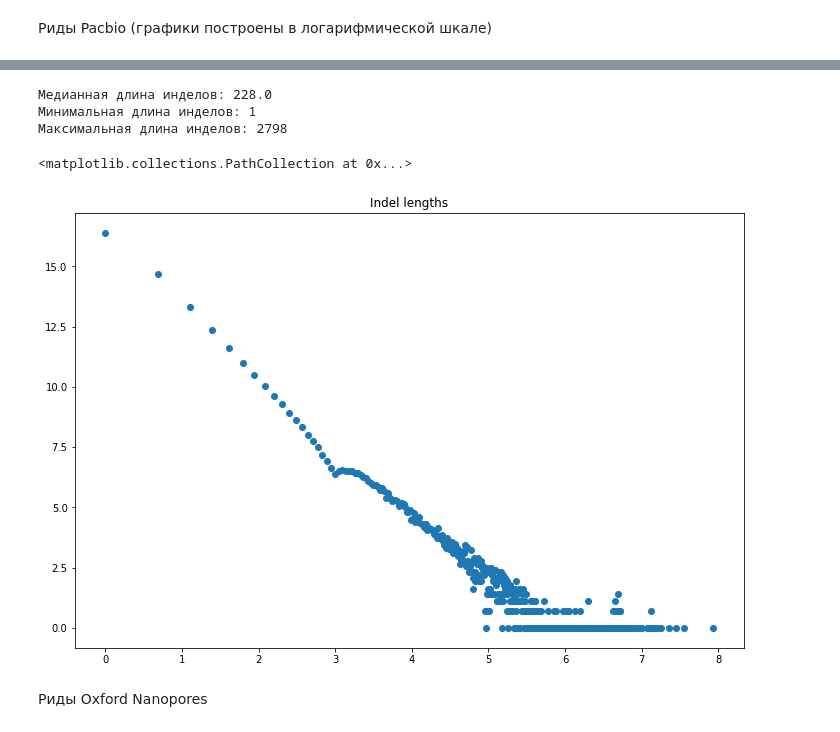
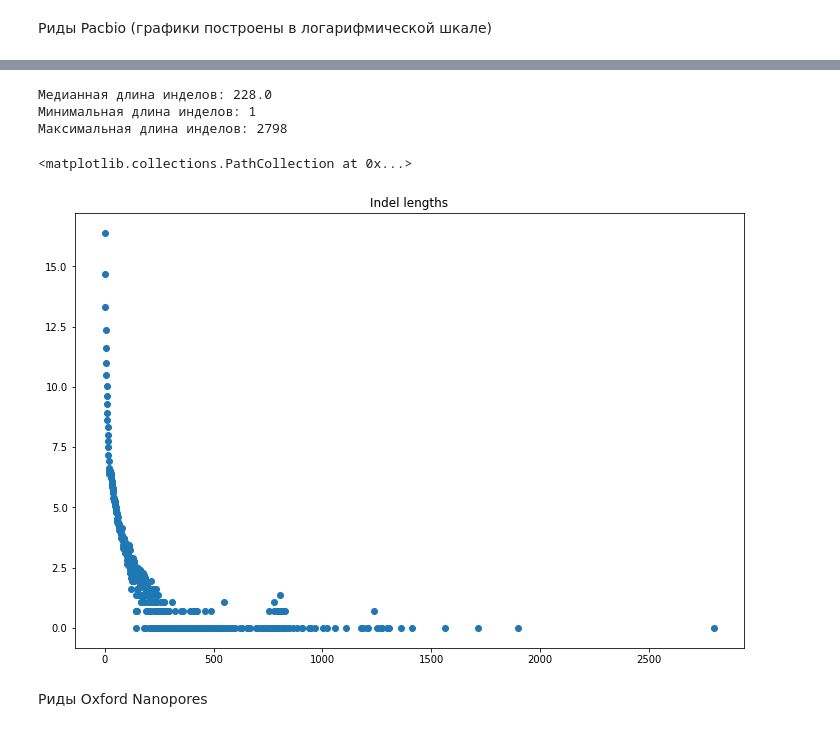
Before and after one commit to omashkova/NGS_bioinf, a Jupyter notebook: Mashkova_HW#3.ipynb, the cells around one changed output, grey strips where cells are left out. Drawn from its saved outputs; the diff is of its cells as text; code cells hidden in the pictures.

```diff
--- a/Mashkova_HW#3.ipynb
+++ b/Mashkova_HW#3.ipynb
@@ -421,7 +505,7 @@ n = len(list(deletion_lengths.keys()))
 M = []
 N = []
 for elem in deletion_lengths.keys():
-    M.append(np.log(elem))
+    M.append(elem)
     N.append(np.log(deletion_lengths[elem]))
 
 plt.figure(figsize=(12, 8))
@@ -442,7 +526,7 @@ n = len(list(insertion_lengths.keys()))
 M = []
 N = []
 for elem in insertion_lengths.keys():
-    M.append(np.log(elem))
+    M.append(elem)
     N.append(np.log(insertion_lengths[elem]))
 
 plt.figure(figsize=(12, 8))
@@ -457,24 +541,24 @@ plt.scatter(M, N)
 # %%
 print(f'Медианная длина инделов: {np.median(list(indel_lengths.keys()))}')
 print(f'Минимальная длина инделов: {min(list(indel_lengths.keys()))}')
 print(f'Максимальная длина инделов: {max(list(indel_lengths.keys()))}')
 
 n = len(list(indel_lengths.keys()))
 M = []
 N = []
 for elem in indel_lengths.keys():
-    M.append(np.log(elem))
+    M.append(elem)
     N.append(np.log(indel_lengths[elem]))
 
 plt.figure(figsize=(12, 8))
 plt.title('Indel lengths')
 plt.scatter(M, N)
 # %% [output]
 Медианная длина инделов: 228.0
 Минимальная длина инделов: 1
 Максимальная длина инделов: 2798
 <matplotlib.collections.PathCollection at 0x...>
-[figure, old version]
+[figure, new version]
 # %% [markdown]
 Риды Oxford Nanopores
 # %%
```
Also changed, not shown: parts of 20 cells of this notebook.
